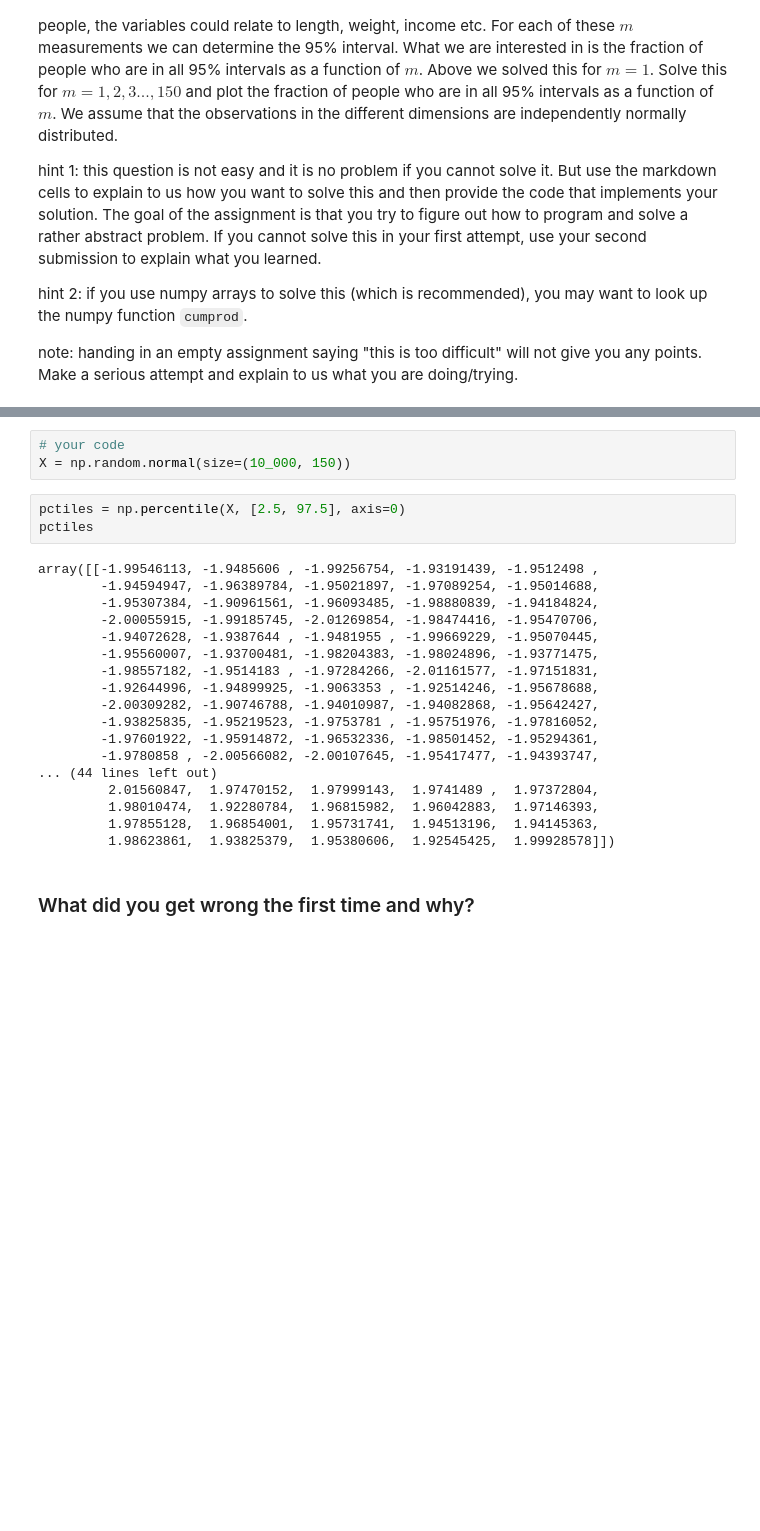
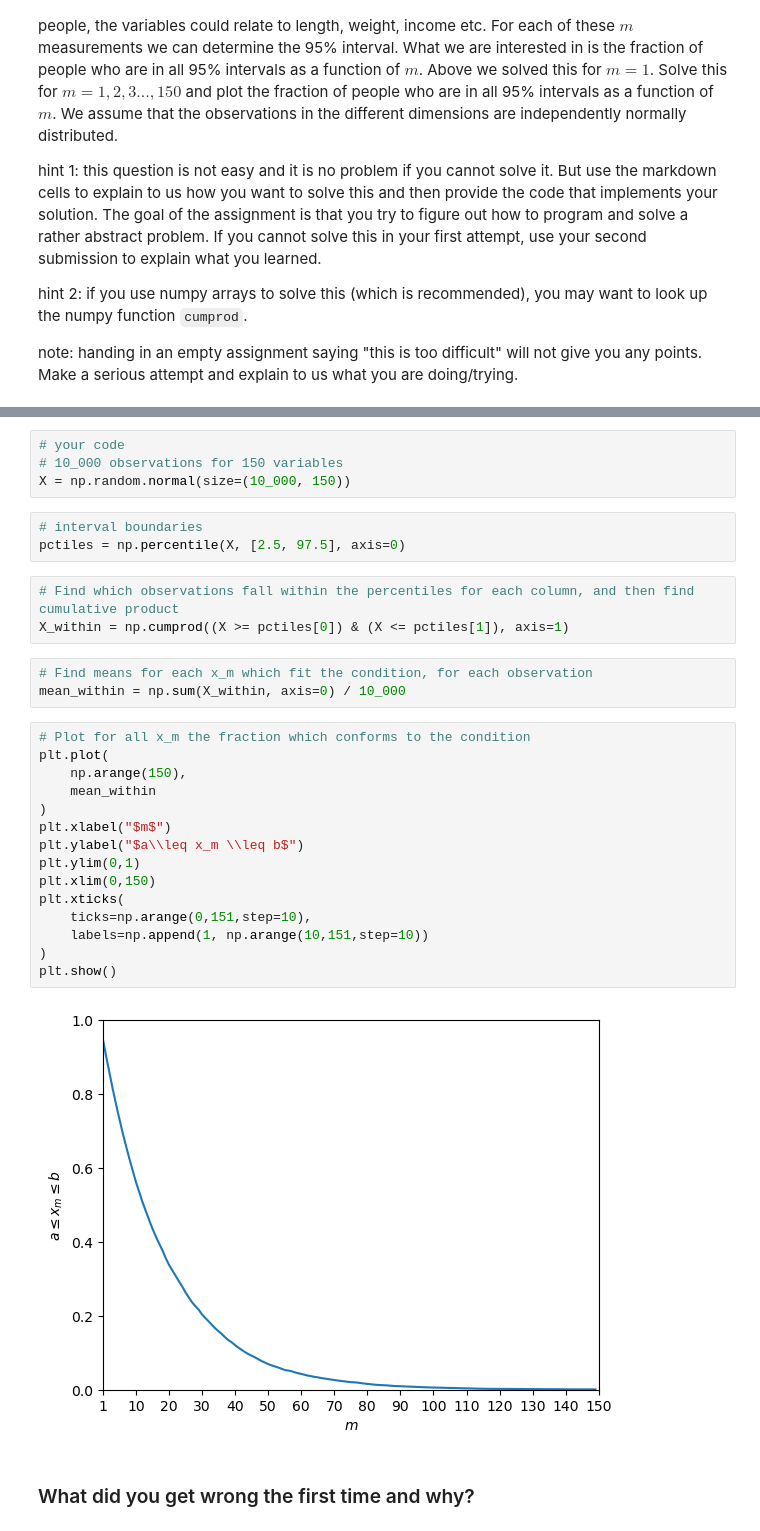
Before and after one commit to cejkiebo/python_assignments, a Jupyter notebook: assignment_1.ipynb, the cells around one changed output, grey strips where cells are left out. Drawn from its saved outputs; the diff is of its cells as text; blank space fills up the shorter version.

```diff
--- a/assignment_1.ipynb
+++ b/assignment_1.ipynb
@@ -254,27 +256,33 @@ note: handing in an empty assignment saying "this is too difficult" will not giv
 # %%
 # your code
+# 10_000 observations for 150 variables
 X = np.random.normal(size=(10_000, 150))
 # %%
+# interval boundaries
 pctiles = np.percentile(X, [2.5, 97.5], axis=0)
-pctiles
-# %% [output]
-array([[-1.99546113, -1.9485606 , -1.99256754, -1.93191439, -1.9512498 ,
-        -1.94594947, -1.96389784, -1.95021897, -1.97089254, -1.95014688,
-        -1.95307384, -1.90961561, -1.96093485, -1.98880839, -1.94184824,
-        -2.00055915, -1.99185745, -2.01269854, -1.98474416, -1.95470706,
-        -1.94072628, -1.9387644 , -1.9481955 , -1.99669229, -1.95070445,
-        -1.95560007, -1.93700481, -1.98204383, -1.98024896, -1.93771475,
-        -1.98557182, -1.9514183 , -1.97284266, -2.01161577, -1.97151831,
-        -1.92644996, -1.94899925, -1.9063353 , -1.92514246, -1.95678688,
-        -2.00309282, -1.90746788, -1.94010987, -1.94082868, -1.95642427,
-        -1.93825835, -1.95219523, -1.9753781 , -1.95751976, -1.97816052,
-        -1.97601922, -1.95914872, -1.96532336, -1.98501452, -1.95294361,
-        -1.9780858 , -2.00566082, -2.00107645, -1.95417477, -1.94393747,
-... (44 lines left out)
-         2.01560847,  1.97470152,  1.97999143,  1.9741489 ,  1.97372804,
-         1.98010474,  1.92280784,  1.96815982,  1.96042883,  1.97146393,
-         1.97855128,  1.96854001,  1.95731741,  1.94513196,  1.94145363,
-         1.98623861,  1.93825379,  1.95380606,  1.92545425,  1.99928578]])
+# %%
+# Find which observations fall within the percentiles for each column, and then find cumulative product
+X_within = np.cumprod((X >= pctiles[0]) & (X <= pctiles[1]), axis=1)
+# %%
+# Find means for each x_m which fit the condition, for each observation
+mean_within = np.sum(X_within, axis=0) / 10_000
+# %%
+# Plot for all x_m the fraction which conforms to the condition
+plt.plot(
+    np.arange(150),
+    mean_within
+)
+plt.xlabel("$m$")
+plt.ylabel("$a\\leq x_m \\leq b$")
+plt.ylim(0,1)
+plt.xlim(0,150)
+plt.xticks(
+    ticks=np.arange(0,151,step=10),
+    labels=np.append(1, np.arange(10,151,step=10))
+)
+plt.show()
+# %% [output]
+[figure, added]
 # %% [markdown]
 ### What did you get wrong the first time and why?
 # %% [markdown]
```
Also changed, not shown: parts of 10 cells of this notebook.
